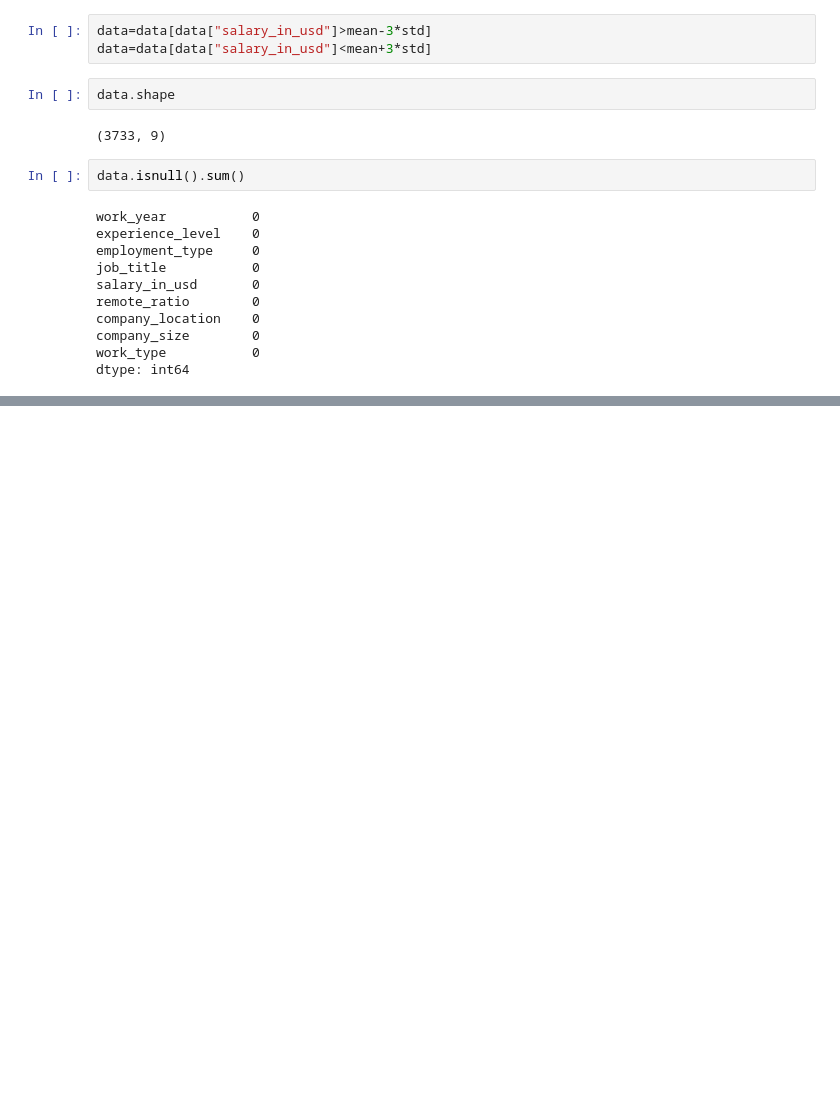
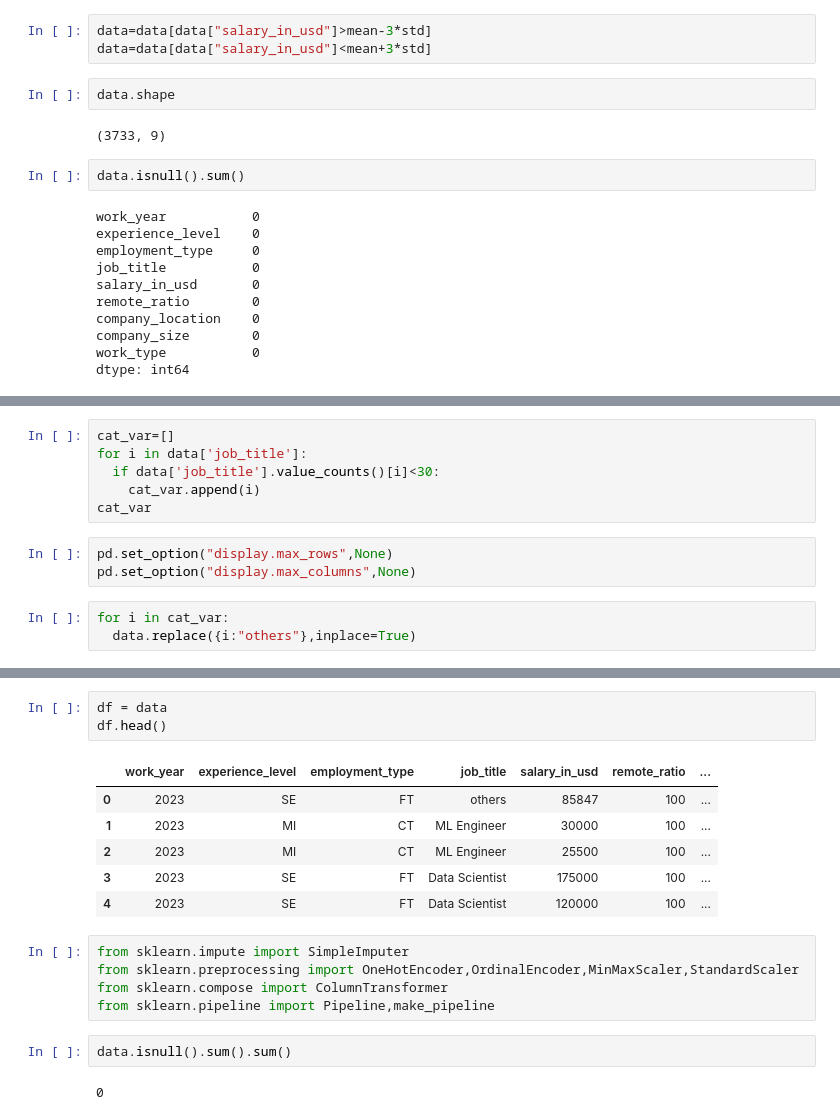
Before and after one commit to Shashvat207/Data_Science_Salaries, a Jupyter notebook: Data_Science_Salaries.ipynb, the cells around one changed output, grey strips where cells are left out. Saved outputs shown, nothing was run; the diff lists cells and outputs as text; blank space fills up the shorter version.

```diff
--- a/Data_Science_Salaries.ipynb
+++ b/Data_Science_Salaries.ipynb
@@ -172,0 +186,12 @@ Name: job_title, Length: 92, dtype: int64
+# %%
+cat_var=[]
+for i in data['job_title']:
+  if data['job_title'].value_counts()[i]<30:
+    cat_var.append(i)
+cat_var
+# %%
+pd.set_option("display.max_rows",None)
+pd.set_option("display.max_columns",None)
+# %%
+for i in cat_var:
+  data.replace({i:"others"},inplace=True)
@@ -172,0 +218,19 @@ Name: job_title, Length: 92, dtype: int64
+# %%
+df = data
+df.head()
+# %% [output]
+|  | work_year | experience_level | employment_type | job_title | salary_in_usd | remote_ratio | ... |
+| 0 | 2023 | SE | FT | others | 85847 | 100 | ... |
+| 1 | 2023 | MI | CT | ML Engineer | 30000 | 100 | ... |
+| 2 | 2023 | MI | CT | ML Engineer | 25500 | 100 | ... |
+| 3 | 2023 | SE | FT | Data Scientist | 175000 | 100 | ... |
+| 4 | 2023 | SE | FT | Data Scientist | 120000 | 100 | ... |
+# %%
+from sklearn.impute import SimpleImputer
+from sklearn.preprocessing import OneHotEncoder,OrdinalEncoder,MinMaxScaler,StandardScaler
+from sklearn.compose import ColumnTransformer
+from sklearn.pipeline import Pipeline,make_pipeline
+# %%
+data.isnull().sum().sum()
+# %% [output]
+0
```
Also changed, not shown: parts of 11 cells of this notebook.
